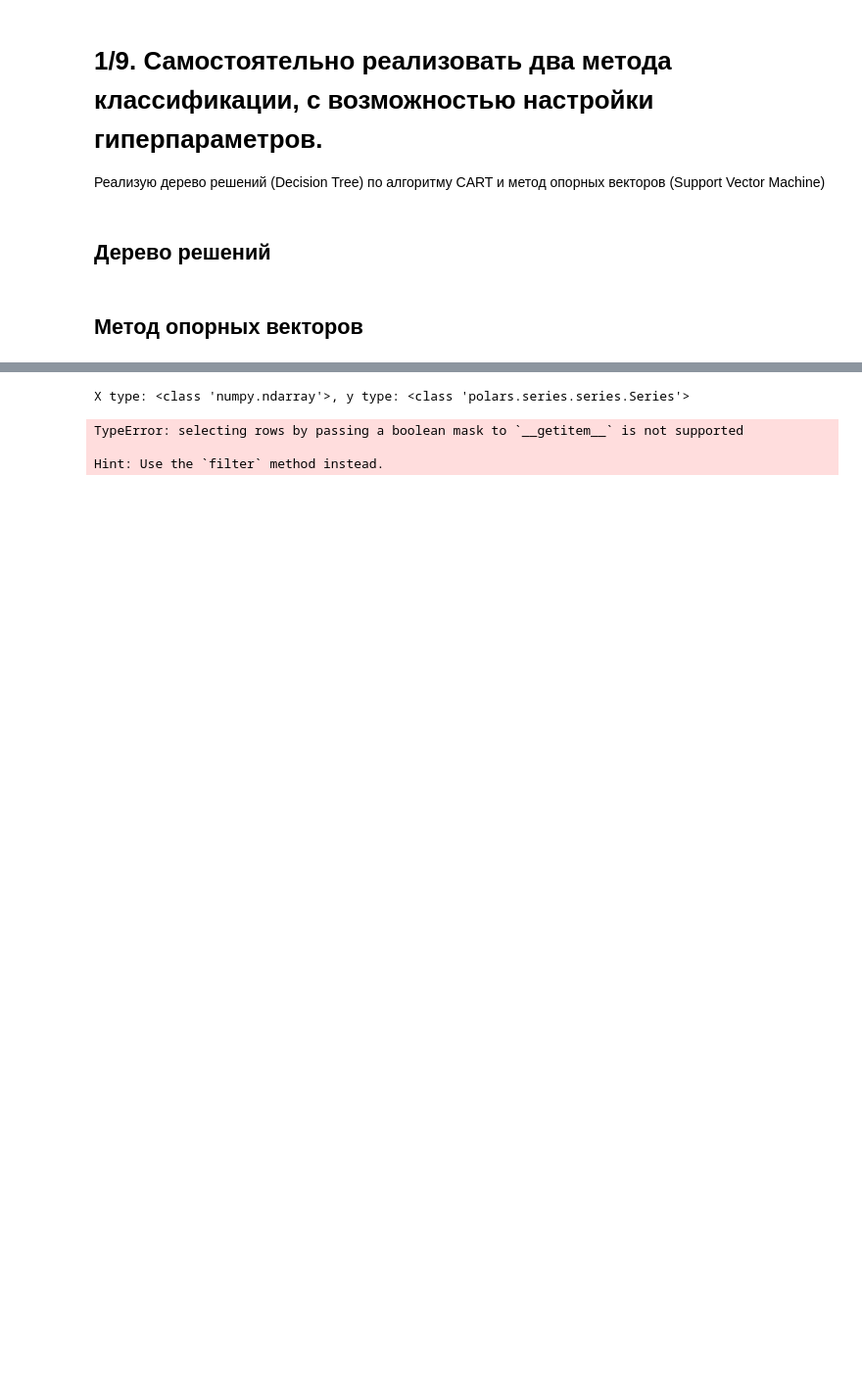
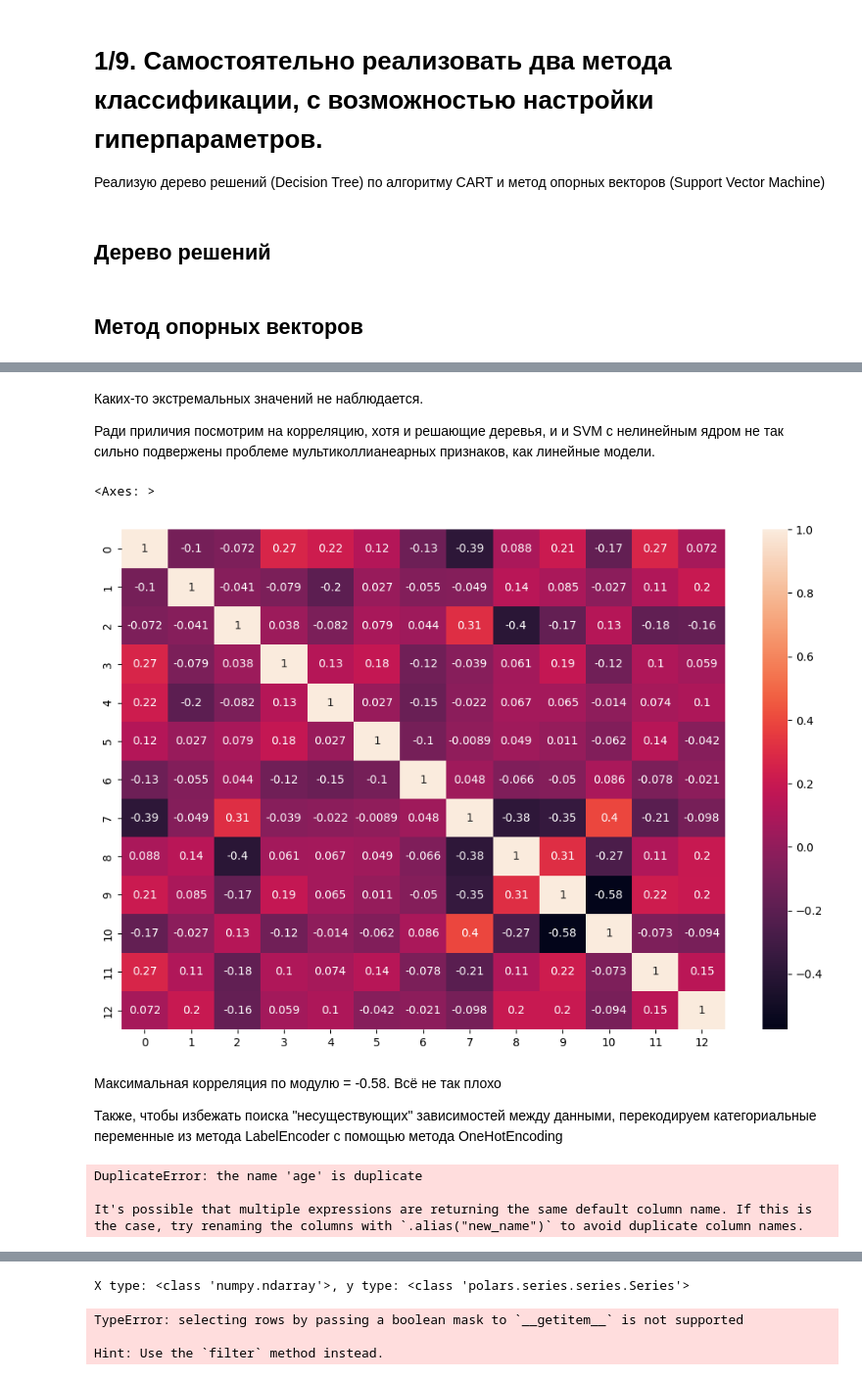
Before and after one commit to MaksimTraper/ml_courses, a Jupyter notebook: SPBU_Classic_ML/HW3_Classification/Traper_ML_HW3_Classification.ipynb, the cells around one changed output, grey strips where cells are left out. Shown at 98% size. Saved outputs shown, nothing was run; the diff lists cells and outputs as text; code cells hidden in the pictures; blank space fills up the shorter version.

```diff
--- a/SPBU_Classic_ML/HW3_Classification/Traper_ML_HW3_Classification.ipynb
+++ b/SPBU_Classic_ML/HW3_Classification/Traper_ML_HW3_Classification.ipynb
@@ -582,0 +574,27 @@ features = df.drop('target')
+# %% [markdown]
+Каких-то экстремальных значений не наблюдается.
+
+Ради приличия посмотрим на корреляцию, хотя и решающие деревья, и и SVM с нелинейным ядром не так сильно подвержены проблеме мультиколлианеарных признаков, как линейные модели.
+# %%
+plt.figure(figsize=(12, 8))
+sns.heatmap(features.corr(), annot=True)
+# %% [output]
+<Axes: >
+[figure, added]
+# %% [markdown]
+Максимальная корреляция по модулю = -0.58. Всё не так плохо
+
+Также, чтобы избежать поиска "несуществующих" зависимостей между данными, перекодируем категориальные переменные из метода LabelEncoder с помощью метода OneHotEncoding
+# %%
+features = features.with_columns(
+    df.select(["cp", "thal"]).to_dummies()
+).select([
+    pl.exclude("cp"),
+    pl.exclude("thal")
+])
+
+features = features.drop(["cp_3", "thal_3"])
+# %% [output]
+DuplicateError: the name 'age' is duplicate
+
+It's possible that multiple expressions are returning the same default column name. If this is the case, try renaming the columns with `.alias("new_name")` to avoid duplicate column names.
```
Also changed, not shown: parts of 13 cells of this notebook, 1 other file.
